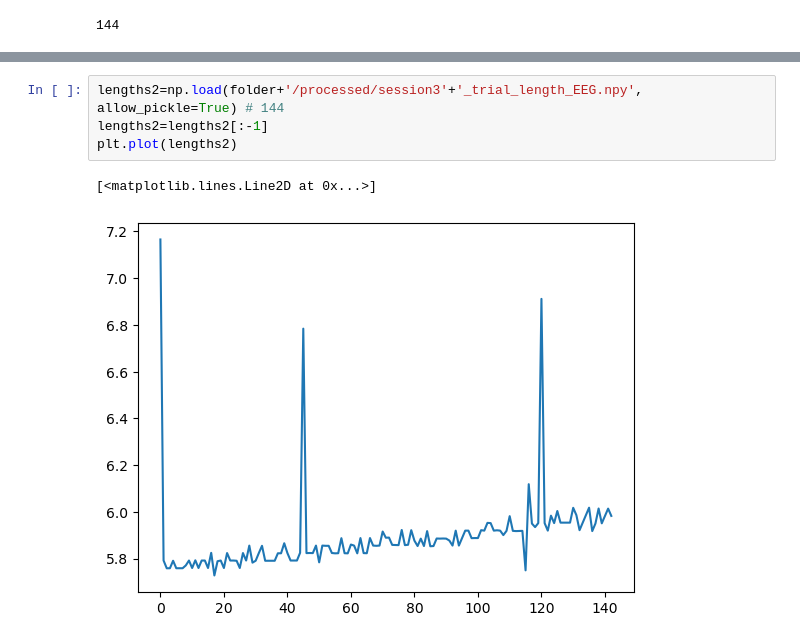
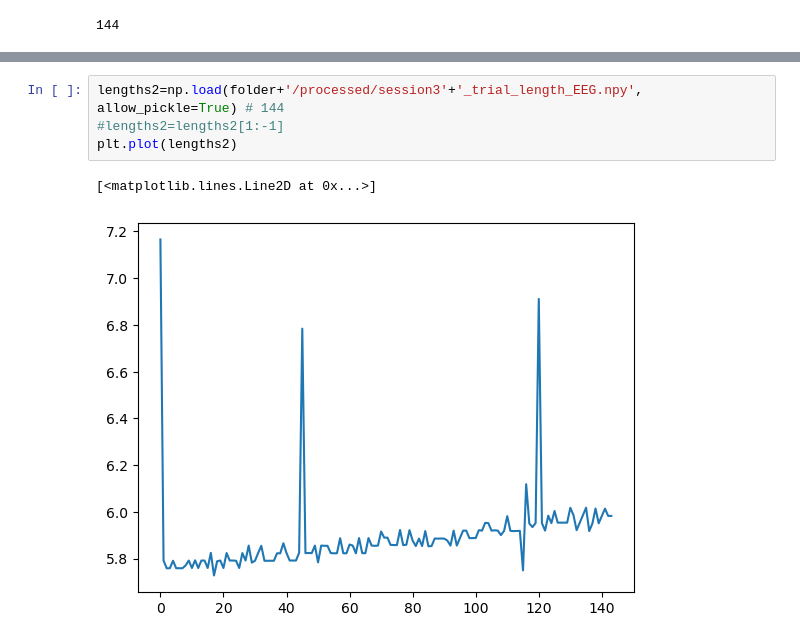
Before and after one commit to xiaolongwu0713/python, a Jupyter notebook: speech_pinyin/padding_missing_audio.ipynb, the cells around one changed output, grey strips where cells are left out. Saved outputs shown, nothing was run; the diff lists cells and outputs as text.

```diff
--- a/speech_pinyin/padding_missing_audio.ipynb
+++ b/speech_pinyin/padding_missing_audio.ipynb
@@ -58,10 +58,10 @@ plt.plot(lengths)
 # %%
 lengths2=np.load(folder+'/processed/session3'+'_trial_length_EEG.npy', allow_pickle=True) # 144
-lengths2=lengths2[:-1]
+#lengths2=lengths2[1:-1]
 plt.plot(lengths2)
 # %% [output]
 [<matplotlib.lines.Line2D at 0x...>]
-[figure, old version]
+[figure, new version]
 # %%
 differences=[lengths2[i]-lengths[i] for i in range(len(lengths2))]
 accum=np.cumsum(differences)#
```
Also changed, not shown: parts of 11 cells of this notebook, 2 other files.
